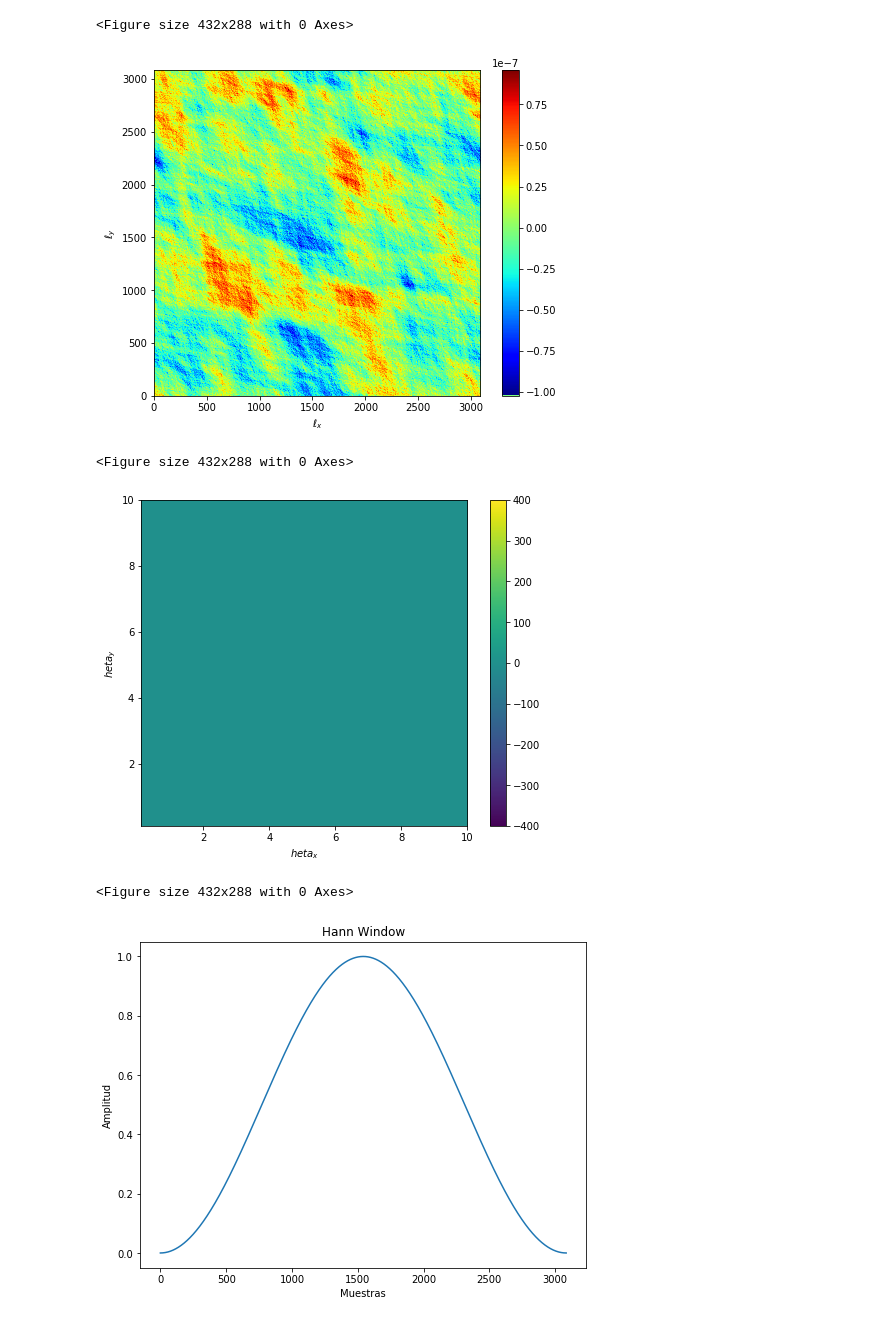
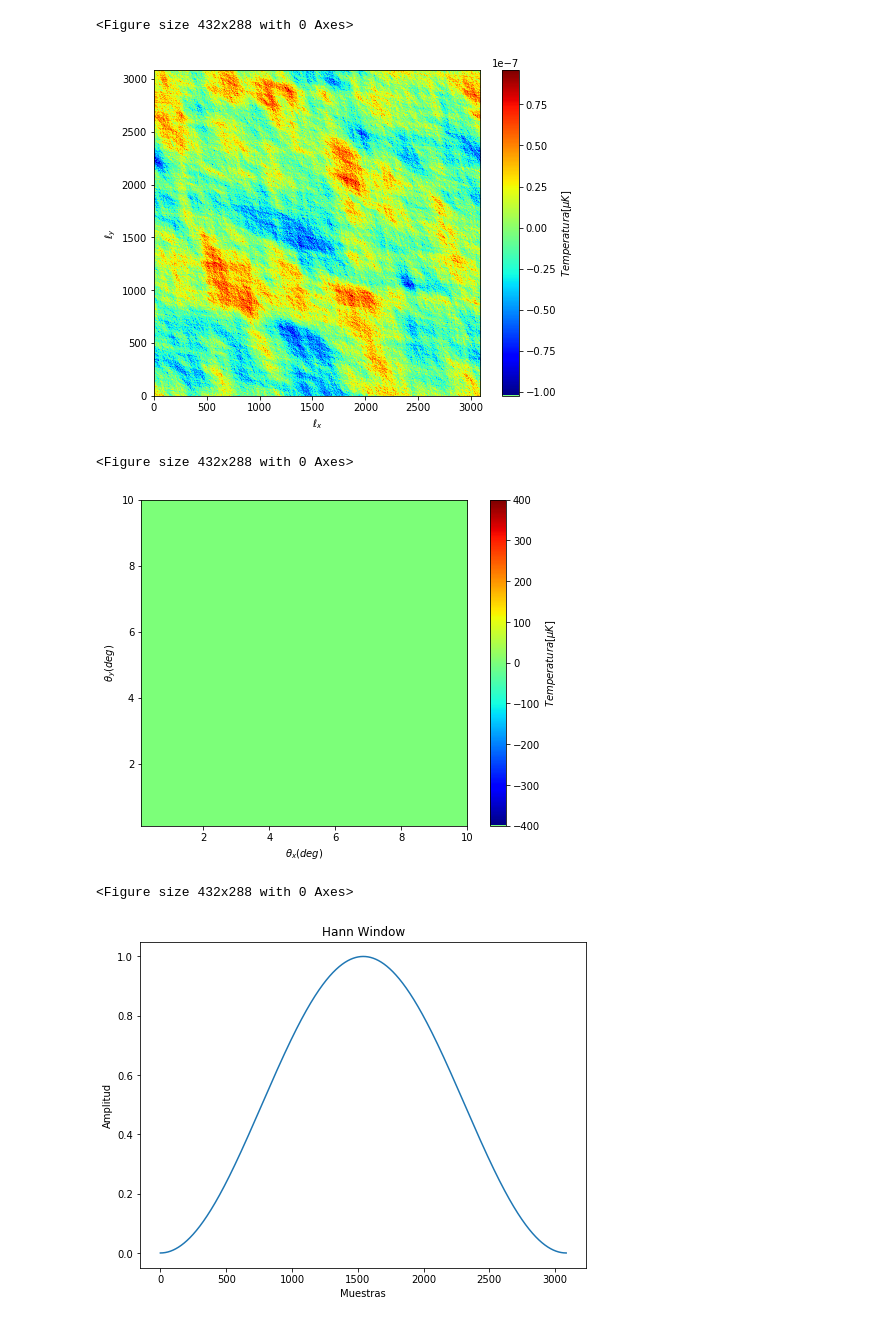
Before and after one commit to Cony06/mapacmb, a Jupyter notebook: tarea2_parte1y2.ipynb, the cells around one changed output. Saved outputs shown, nothing was run; the diff lists cells and outputs as text; code cells hidden in the pictures.

```diff
--- a/tarea2_parte1y2.ipynb
+++ b/tarea2_parte1y2.ipynb
@@ -109,7 +109,7 @@ cmap = mpl.colors.LinearSegmentedColormap.from_list(
     'Custom cmap', cmaplist, cmap.N)
 norm = mpl.colors.BoundaryNorm(bounds, cmap.N)
 plt.imshow(M_theta.real, cmap=cmap)
-plt.colorbar()
+cbar = plt.colorbar()
 cbar.set_label('$Temperatura [\mu K]$', rotation=90)
 plt.xlabel("$\ell_x$")
 plt.ylabel("$\ell_y$")
@@ -118,31 +118,37 @@ plt.show()
 plt.draw()
 fig3.savefig('M_tetha.png', dpi=100)
 # %% [output]
-[figure, old version]
+[figure, new version]
 <Figure size 432x288 with 0 Axes>
 # %%
 #Graficando M reescalada
 plt.figure(figsize=(8,6))
-plt.imshow(M_theta.real)
+cmap = plt.cm.jet
+cmaplist = [cmap(i) for i in range(cmap.N)]
+cmaplist[0] = (.5, 1.0, .5, 1.0)
+cmap = mpl.colors.LinearSegmentedColormap.from_list(
+    'Custom cmap', cmaplist, cmap.N)
+norm = mpl.colors.BoundaryNorm(bounds, cmap.N)
+plt.imshow(M_theta.real, cmap=cmap)
 scale_factor = 2*pi*57.2958 #pasando a grados
 xmin = scale_factor/36
 xmax = scale_factor/3085
 ymin = scale_factor/36
 ymax = scale_factor/3085
 
 plt.xlim(xmax, xmin)
 plt.ylim(ymax, ymin)
 plt.clim(-400, 400);
-plt.colorbar()
+cbar = plt.colorbar()
 cbar.set_label('$Temperatura [\mu K]$', rotation=90)
-plt.xlabel("$\theta_x$")
-plt.ylabel("$\theta_y$")
+plt.xlabel("$\\theta_x (deg)$")
+plt.ylabel("$\\theta_y (deg)$")
 fig3 = plt.gcf()
 plt.show()
 plt.draw()
 fig3.savefig('M_tetha-2.png', dpi=100)
 # %% [output]
-[figure, old version]
+[figure, new version]
 <Figure size 432x288 with 0 Axes>
 # %%
 #Obteniendo la función ventana
```
Also changed, not shown: parts of 2 cells of this notebook.
